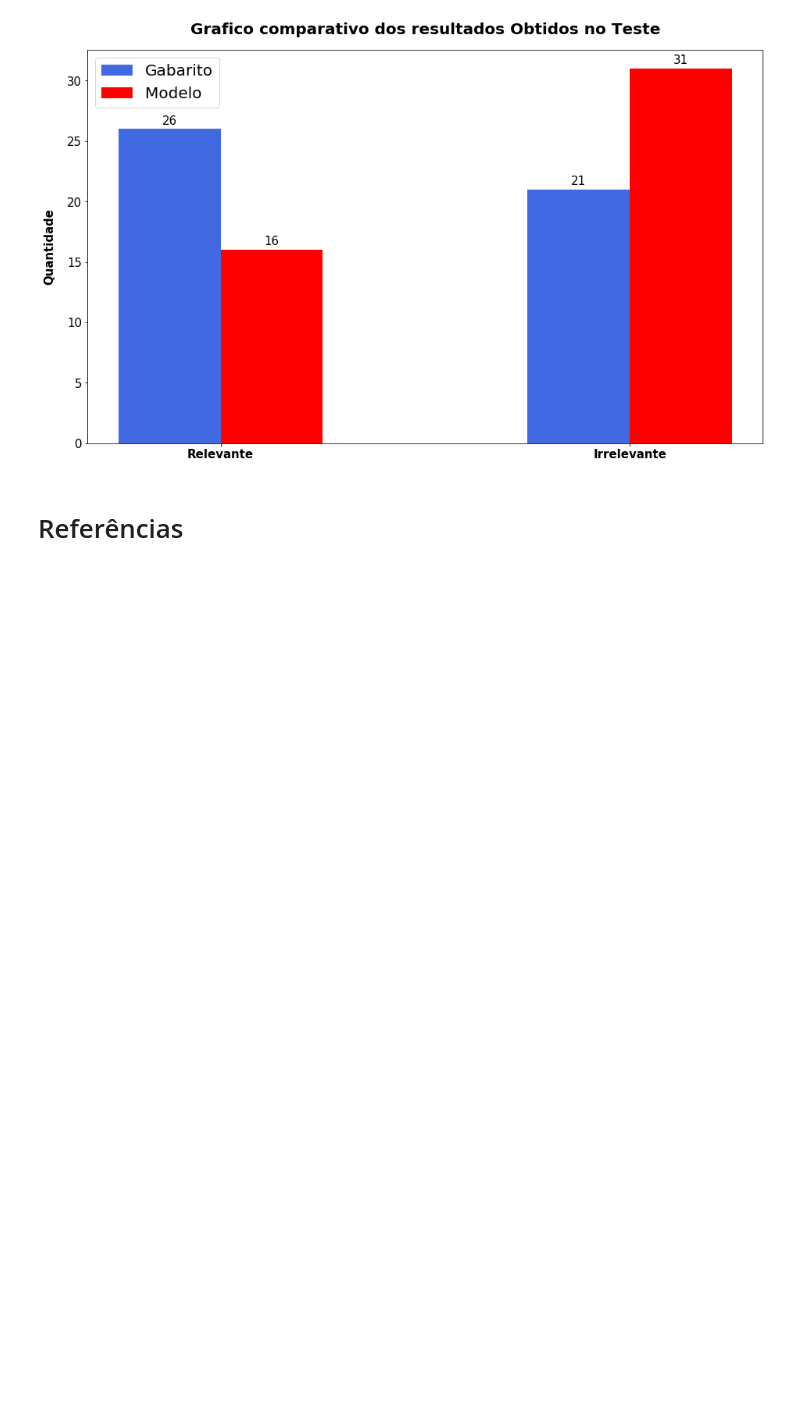
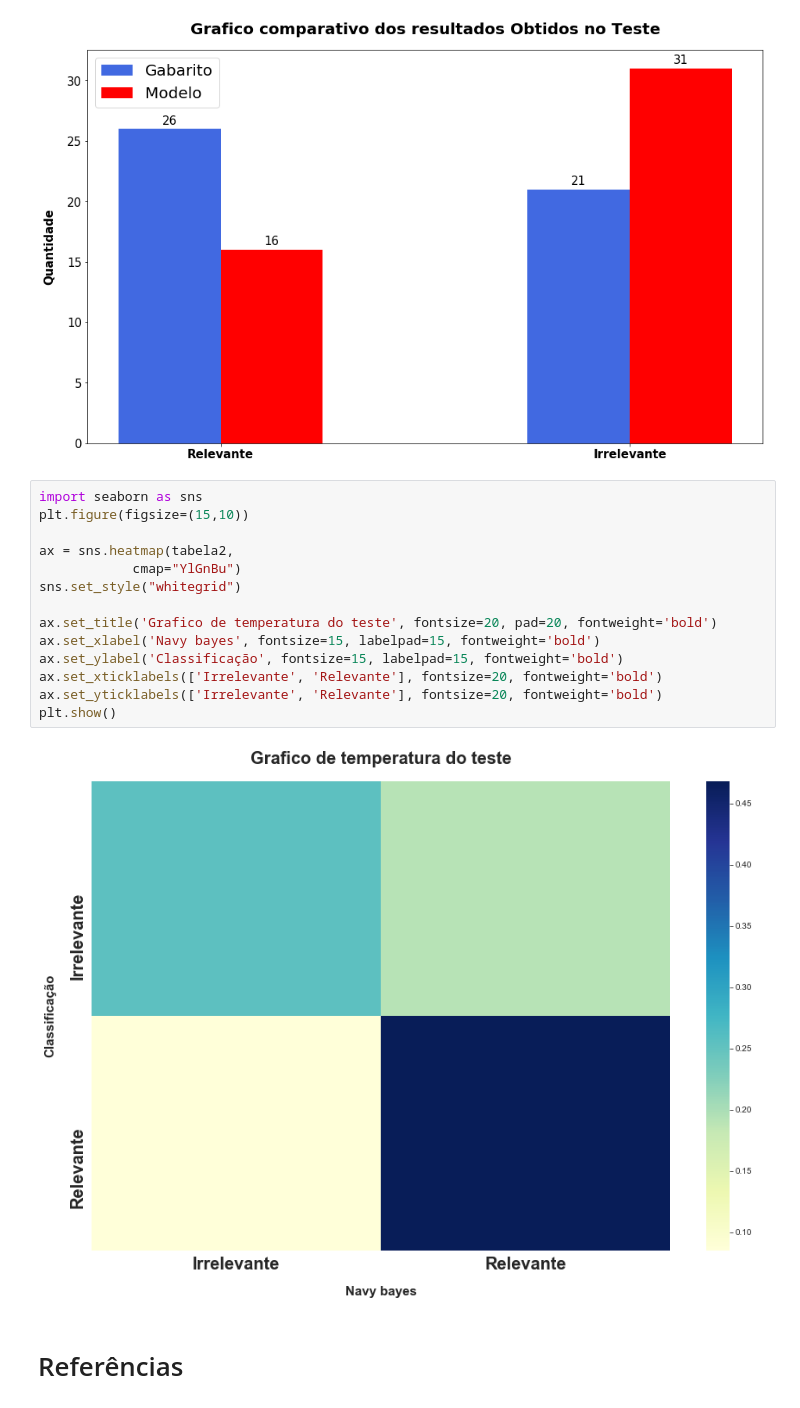
Before and after one commit to wilgnerl/Projeto1-Cdados, a Jupyter notebook: Oficial/Projeto 1 - Cdados Oficial.ipynb, the cells around one changed output. Saved outputs shown, nothing was run; the diff lists cells and outputs as text; blank space fills up the shorter version.

Commit message:
New Graphics

```diff
--- a/Oficial/Projeto 1 - Cdados Oficial.ipynb
+++ b/Oficial/Projeto 1 - Cdados Oficial.ipynb
@@ -777,6 +777,22 @@ autolabel(rects22)
 plt.show()
 # %% [output]
 [figure]
+# %%
+import seaborn as sns
+plt.figure(figsize=(15,10))
+
+ax = sns.heatmap(tabela2,
+            cmap="YlGnBu")
+sns.set_style("whitegrid")
+
+ax.set_title('Grafico de temperatura do teste', fontsize=20, pad=20, fontweight='bold')
+ax.set_xlabel('Navy bayes', fontsize=15, labelpad=15, fontweight='bold')
+ax.set_ylabel('Classificação', fontsize=15, labelpad=15, fontweight='bold')
+ax.set_xticklabels(['Irrelevante', 'Relevante'], fontsize=20, fontweight='bold')
+ax.set_yticklabels(['Irrelevante', 'Relevante'], fontsize=20, fontweight='bold')
+plt.show()
+# %% [output]
+[figure, added]
 # %% [markdown]
 # Referências
 # %% [markdown]
```
Also changed, not shown: parts of 1 cell of this notebook.
